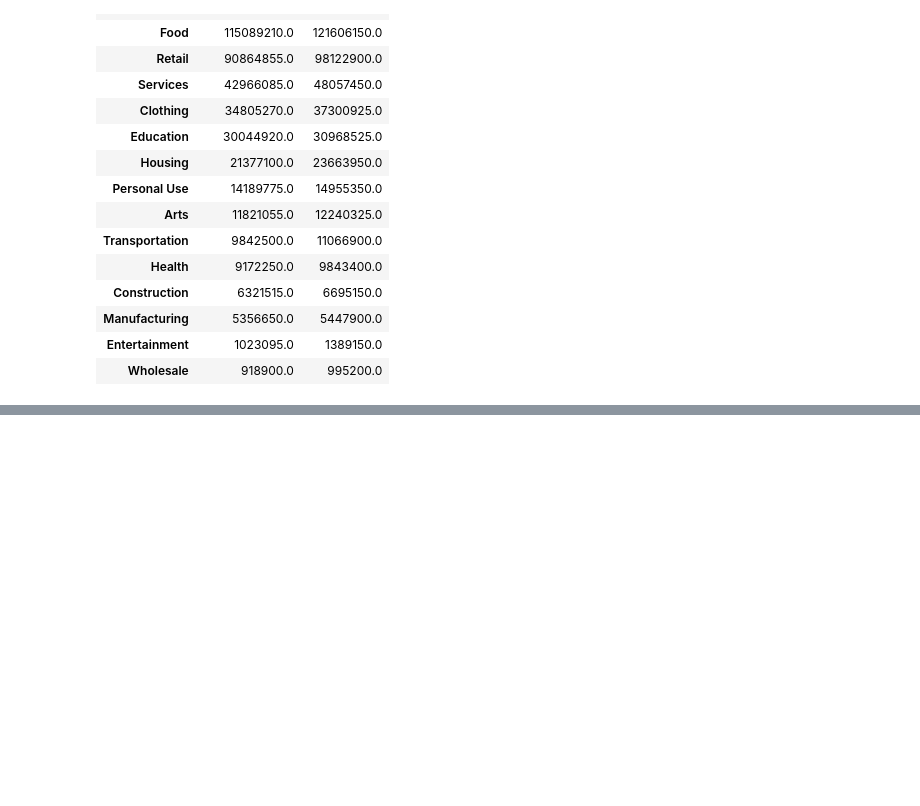
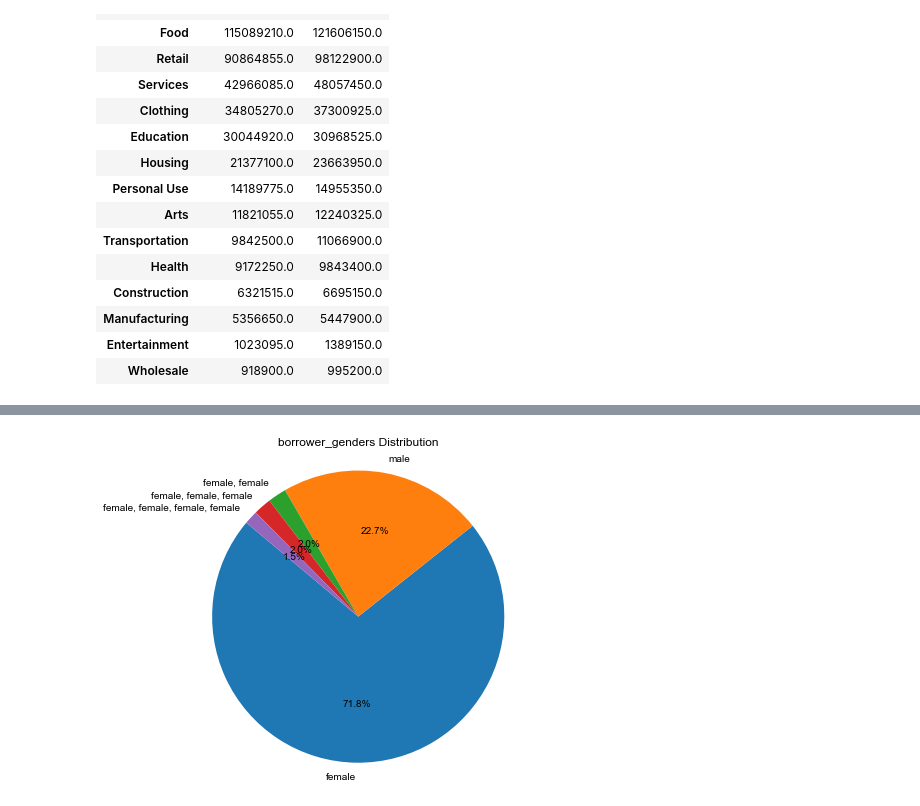
Before and after one commit to vmose/Python_Notebooks, a Jupyter notebook: kiva_analysis.ipynb, the cells around one changed output, grey strips where cells are left out. Cells and saved outputs as stored; diff of their text form; code cells hidden in the pictures; blank space fills up the shorter version.

```diff
--- a/kiva_analysis.ipynb
+++ b/kiva_analysis.ipynb
@@ -142,0 +165,16 @@ plt.show()
+# %%
+borrower_genders = kiva_loans.groupby('borrower_genders').count()['id']
+
+borrower_genders = borrower_genders.sort_values(ascending=False)
+
+borrower_genders = borrower_genders.iloc[:5]
+
+
+plt.figure(figsize=(8, 6), facecolor='white')
+plt.pie(borrower_genders, labels=borrower_genders.index, autopct='%1.1f%%', startangle=140)
+plt.axis('equal')
+plt.title('borrower_genders Distribution')
+
+plt.show()
+# %% [output]
+[figure, added]
```
Also changed, not shown: parts of 4 cells of this notebook.
